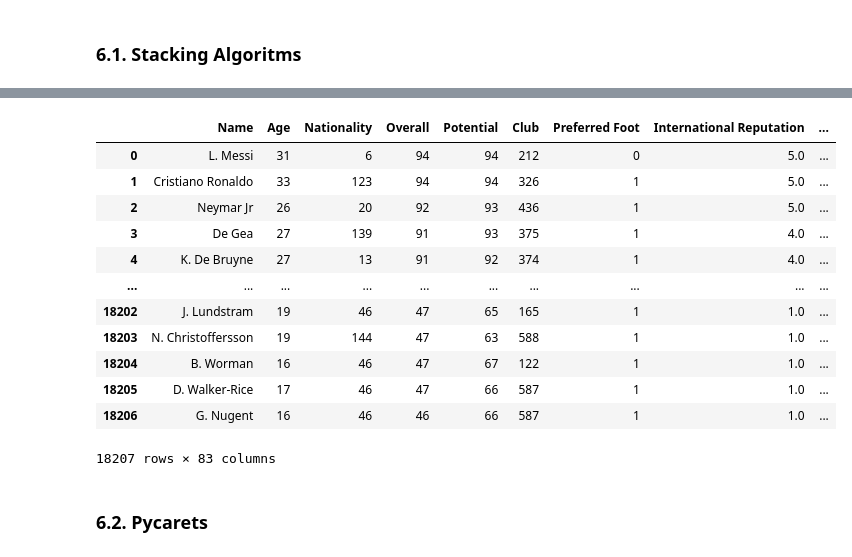
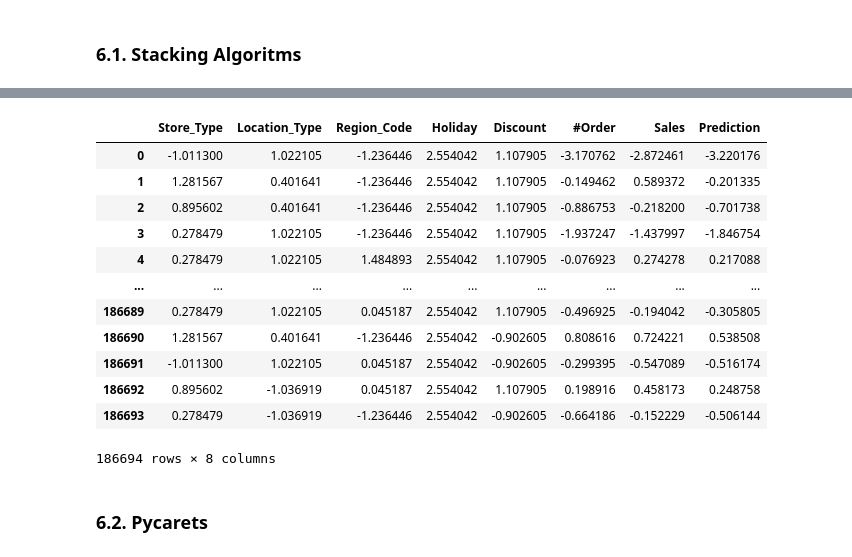
Before and after one commit to AjiBegawan/Machine-Learning-Regression, a Jupyter notebook: 027-NumberOfOrdersPrediction/SourceCode/NumberOfOrdersPrediction_V1.ipynb, the cells around one changed output, grey strips where cells are left out. Saved outputs shown, nothing was run; the diff lists cells and outputs as text; code cells hidden in the pictures.

```diff
--- a/027-NumberOfOrdersPrediction/SourceCode/NumberOfOrdersPrediction_V1.ipynb
+++ b/027-NumberOfOrdersPrediction/SourceCode/NumberOfOrdersPrediction_V1.ipynb
@@ -558,12 +560,13 @@ plt.show()
 # %%
-data_x = data.drop(columns=['price'])
+data_x = data.loc[:, data.columns!='Sales']
 
-scaler = RobustScaler()
-data_x = scaler.fit_transform(data_x)
+# scaler = RobustScaler()
+# data_x = scaler.fit_transform(data_x)
 scaler = PowerTransformer(method='yeo-johnson', standardize=True)
 data_x = scaler.fit_transform(data_x)
 
-predictions = (model.predict(data_x, verbose=0)).astype(int).flatten()
+predictions = (model.predict(data_x, verbose=0)).flatten()
 
-data['Overall Prediction'] = pd.DataFrame(predictions)
-data
+data_pred = data.copy()
+data_pred['Prediction'] = pd.DataFrame(predictions)
+data_pred
@@ -584,13 +601,13 @@ decisionTree = DecisionTreeRegressor( max_depth = 100, random_state = 42)
 linear = LinearRegression()
 
 model = StackingRegressor([
-    # ('extraTrees', extraTrees),
-    # ('histGradient', histGradient),
-    # ('adaboost', adaboost),
-    # ('bagging', bagging),
-    # ('randomforest', randomForest),
+    ('extraTrees', extraTrees),
+    ('histGradient', histGradient),
+    ('adaboost', adaboost),
+    ('bagging', bagging),
+    ('randomforest', randomForest),
     ('XGB', XGB),
-    # ('decisionTree', decisionTree),
+    ('decisionTree', decisionTree),
     # ('linear', linear),
     # ('gradient', gradient),
     # ('knn', knn),
@@ -663,29 +692,30 @@ plt.show()
 # %%
-data_x = data.drop(columns=['Name', 'Overall'])
+data_x = data.loc[:, data.columns!='Sales']
 
-scaler = RobustScaler()
-data_x = scaler.fit_transform(data_x)
+# scaler = RobustScaler()
+# data_x = scaler.fit_transform(data_x)
 scaler = PowerTransformer(method='yeo-johnson', standardize=True)
 data_x = scaler.fit_transform(data_x)
 
-predictions = np.rint(model.predict(data_x)).astype(int).flatten()
+predictions = (model.predict(data_x)).flatten()
 
-data['Overall Prediction'] = pd.DataFrame(predictions)
-data
+data_pred = data.copy()
+data_pred['Prediction'] = pd.DataFrame(predictions)
+data_pred
 # %% [output]
-|  | Name | Age | Nationality | Overall | Potential | Club | Preferred Foot | International Reputation | ... |
-| 0 | L. Messi | 31 | 6 | 94 | 94 | 212 | 0 | 5.0 | ... |
-| 1 | Cristiano Ronaldo | 33 | 123 | 94 | 94 | 326 | 1 | 5.0 | ... |
-| 2 | Neymar Jr | 26 | 20 | 92 | 93 | 436 | 1 | 5.0 | ... |
-| 3 | De Gea | 27 | 139 | 91 | 93 | 375 | 1 | 4.0 | ... |
-| 4 | K. De Bruyne | 27 | 13 | 91 | 92 | 374 | 1 | 4.0 | ... |
-| ... | ... | ... | ... | ... | ... | ... | ... | ... | ... |
-| 18202 | J. Lundstram | 19 | 46 | 47 | 65 | 165 | 1 | 1.0 | ... |
-| 18203 | N. Christoffersson | 19 | 144 | 47 | 63 | 588 | 1 | 1.0 | ... |
-| 18204 | B. Worman | 16 | 46 | 47 | 67 | 122 | 1 | 1.0 | ... |
-| 18205 | D. Walker-Rice | 17 | 46 | 47 | 66 | 587 | 1 | 1.0 | ... |
-| 18206 | G. Nugent | 16 | 46 | 46 | 66 | 587 | 1 | 1.0 | ... |
+|  | Store_Type | Location_Type | Region_Code | Holiday | Discount | #Order | Sales | Prediction |
+| 0 | -1.011300 | 1.022105 | -1.236446 | 2.554042 | 1.107905 | -3.170762 | -2.872461 | -3.220176 |
+| 1 | 1.281567 | 0.401641 | -1.236446 | 2.554042 | 1.107905 | -0.149462 | 0.589372 | -0.201335 |
+| 2 | 0.895602 | 0.401641 | -1.236446 | 2.554042 | 1.107905 | -0.886753 | -0.218200 | -0.701738 |
+| 3 | 0.278479 | 1.022105 | -1.236446 | 2.554042 | 1.107905 | -1.937247 | -1.437997 | -1.846754 |
+| 4 | 0.278479 | 1.022105 | 1.484893 | 2.554042 | 1.107905 | -0.076923 | 0.274278 | 0.217088 |
+| ... | ... | ... | ... | ... | ... | ... | ... | ... |
+| 186689 | 0.278479 | 1.022105 | 0.045187 | 2.554042 | 1.107905 | -0.496925 | -0.194042 | -0.305805 |
+| 186690 | 1.281567 | 0.401641 | -1.236446 | 2.554042 | -0.902605 | 0.808616 | 0.724221 | 0.538508 |
+| 186691 | -1.011300 | 1.022105 | 0.045187 | 2.554042 | -0.902605 | -0.299395 | -0.547089 | -0.516174 |
+| 186692 | 0.895602 | -1.036919 | 0.045187 | 2.554042 | 1.107905 | 0.198916 | 0.458173 | 0.248758 |
+| 186693 | 0.278479 | -1.036919 | -1.236446 | 2.554042 | -0.902605 | -0.664186 | -0.152229 | -0.506144 |
-18207 rows × 83 columns
+186694 rows × 8 columns
 # %% [markdown]
 ### 6.2. Pycarets
 # %%
```
Also changed, not shown: parts of 8 cells of this notebook.
